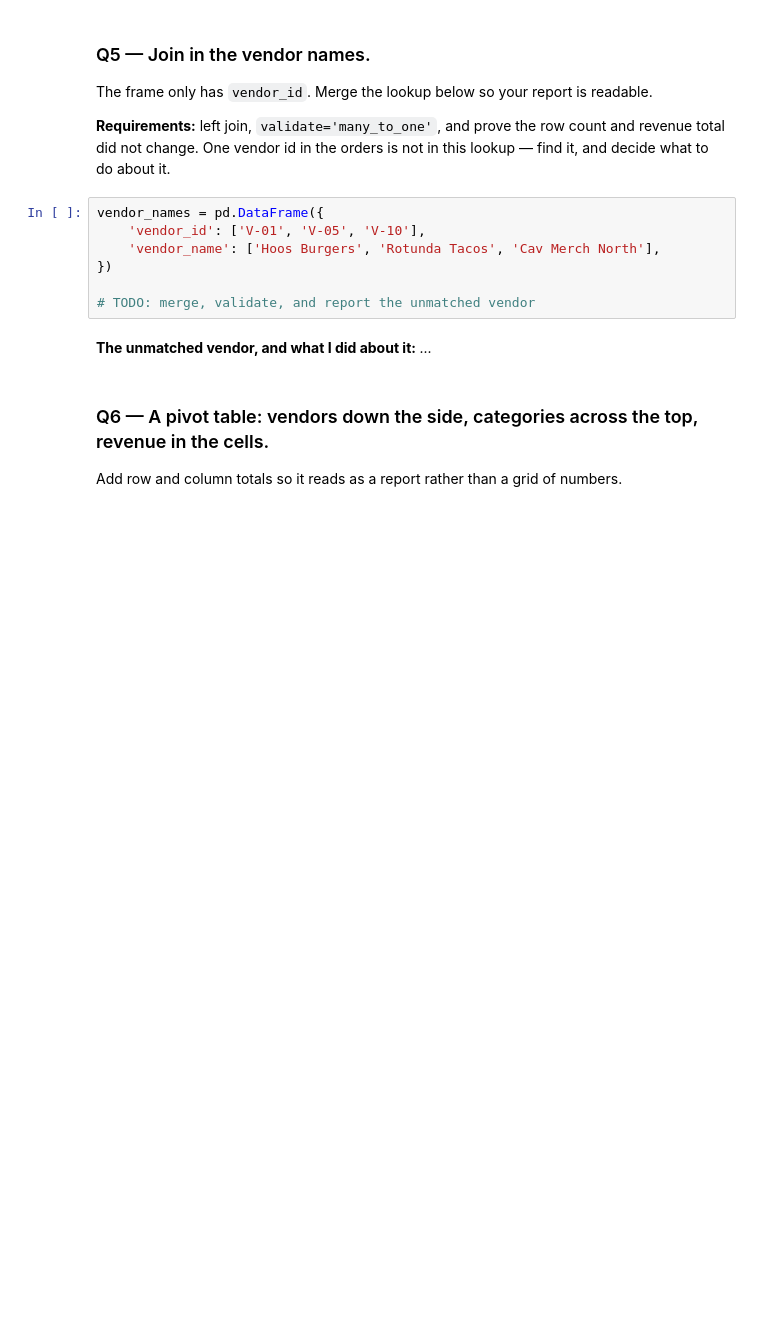
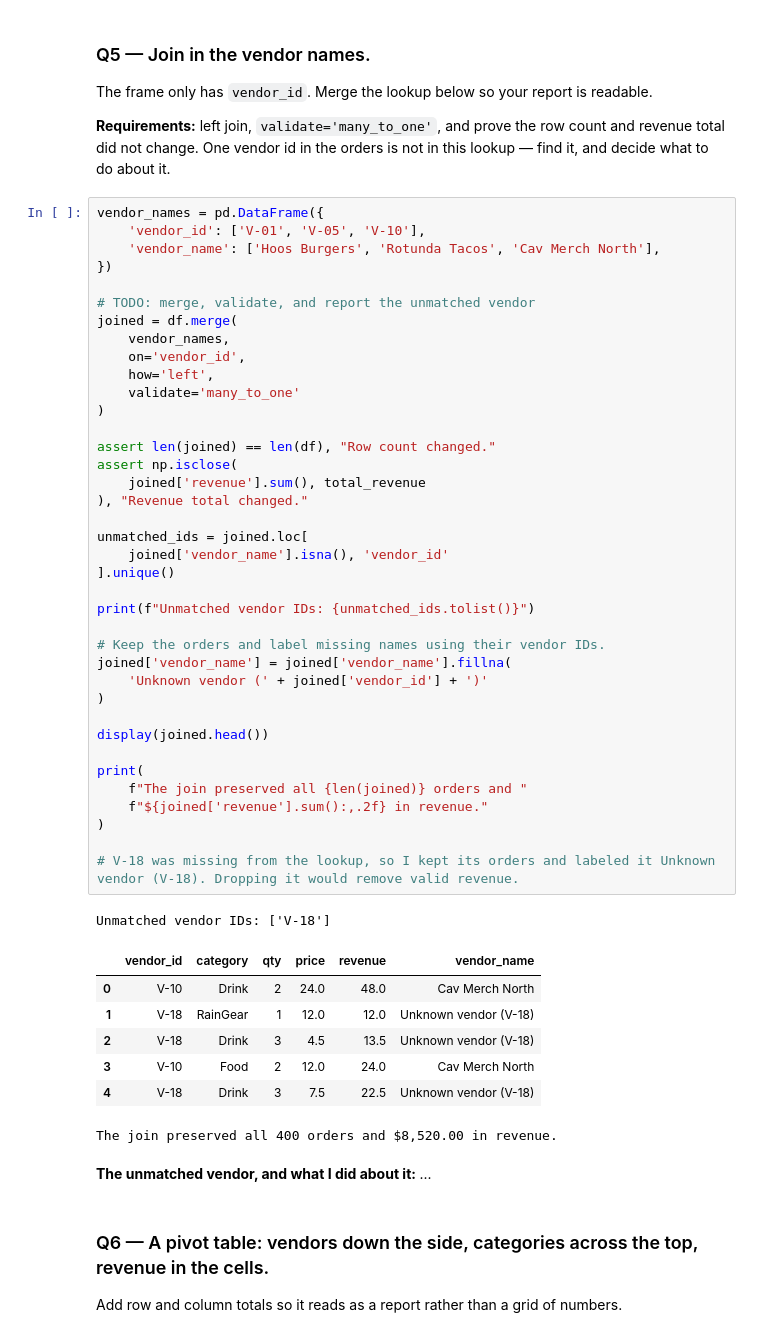
Before and after one commit to yilinw762/ds2002-fa26, a Jupyter notebook: notebooks/03-pandas-cleaning/2026_09_18_—_Pandas_Challenge_—_Lab.ipynb, the cells around one changed output. Drawn from its saved outputs; the diff is of its cells as text; blank space fills up the shorter version.

```diff
--- a/notebooks/03-pandas-cleaning/2026_09_18_—_Pandas_Challenge_—_Lab.ipynb
+++ b/notebooks/03-pandas-cleaning/2026_09_18_—_Pandas_Challenge_—_Lab.ipynb
@@ -73,13 +140,53 @@ Print it as a percentage rounded to one decimal.
 The frame only has `vendor_id`. Merge the lookup below so your report is readable.
 
 **Requirements:** left join, `validate='many_to_one'`, and prove the row count and revenue total did not change. One vendor id in the orders is not in this lookup — find it, and decide what to do about it.
-# %%
-vendor_names = pd.DataFrame({
-    'vendor_id': ['V-01', 'V-05', 'V-10'],
-    'vendor_name': ['Hoos Burgers', 'Rotunda Tacos', 'Cav Merch North'],
-})
-
-# TODO: merge, validate, and report the unmatched vendor
+# %%
+vendor_names = pd.DataFrame({
+    'vendor_id': ['V-01', 'V-05', 'V-10'],
+    'vendor_name': ['Hoos Burgers', 'Rotunda Tacos', 'Cav Merch North'],
+})
+
+# TODO: merge, validate, and report the unmatched vendor
+joined = df.merge(
+    vendor_names,
+    on='vendor_id',
+    how='left',
+    validate='many_to_one'
+)
+
+assert len(joined) == len(df), "Row count changed."
+assert np.isclose(
+    joined['revenue'].sum(), total_revenue
+), "Revenue total changed."
+
+unmatched_ids = joined.loc[
+    joined['vendor_name'].isna(), 'vendor_id'
+].unique()
+
+print(f"Unmatched vendor IDs: {unmatched_ids.tolist()}")
+
+# Keep the orders and label missing names using their vendor IDs.
+joined['vendor_name'] = joined['vendor_name'].fillna(
+    'Unknown vendor (' + joined['vendor_id'] + ')'
+)
+
+display(joined.head())
+
+print(
+    f"The join preserved all {len(joined)} orders and "
+    f"${joined['revenue'].sum():,.2f} in revenue."
+)
+
+# V-18 was missing from the lookup, so I kept its orders and labeled it Unknown vendor (V-18). Dropping it would remove valid revenue.
+# %% [output]
+Unmatched vendor IDs: ['V-18']
+|  | vendor_id | category | qty | price | revenue | vendor_name |
+| 0 | V-10 | Drink | 2 | 24.0 | 48.0 | Cav Merch North |
+| 1 | V-18 | RainGear | 1 | 12.0 | 12.0 | Unknown vendor (V-18) |
+| 2 | V-18 | Drink | 3 | 4.5 | 13.5 | Unknown vendor (V-18) |
+| 3 | V-10 | Food | 2 | 12.0 | 24.0 | Cav Merch North |
+| 4 | V-18 | Drink | 3 | 7.5 | 22.5 | Unknown vendor (V-18) |
+The join preserved all 400 orders and $8,520.00 in revenue.
 # %% [markdown]
 **The unmatched vendor, and what I did about it:** _..._
 # %% [markdown]
```
Also changed, not shown: parts of 11 cells of this notebook.
